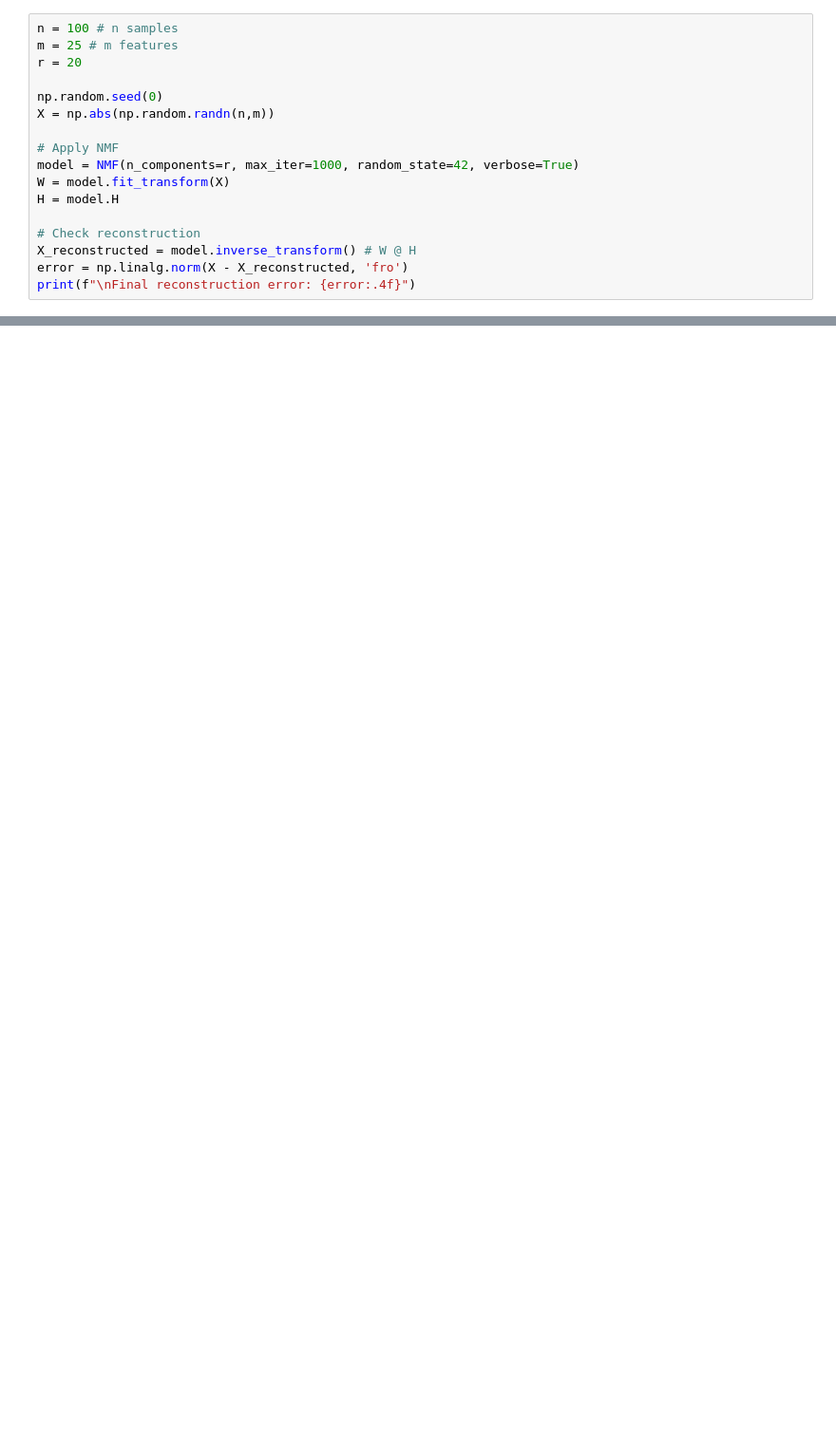
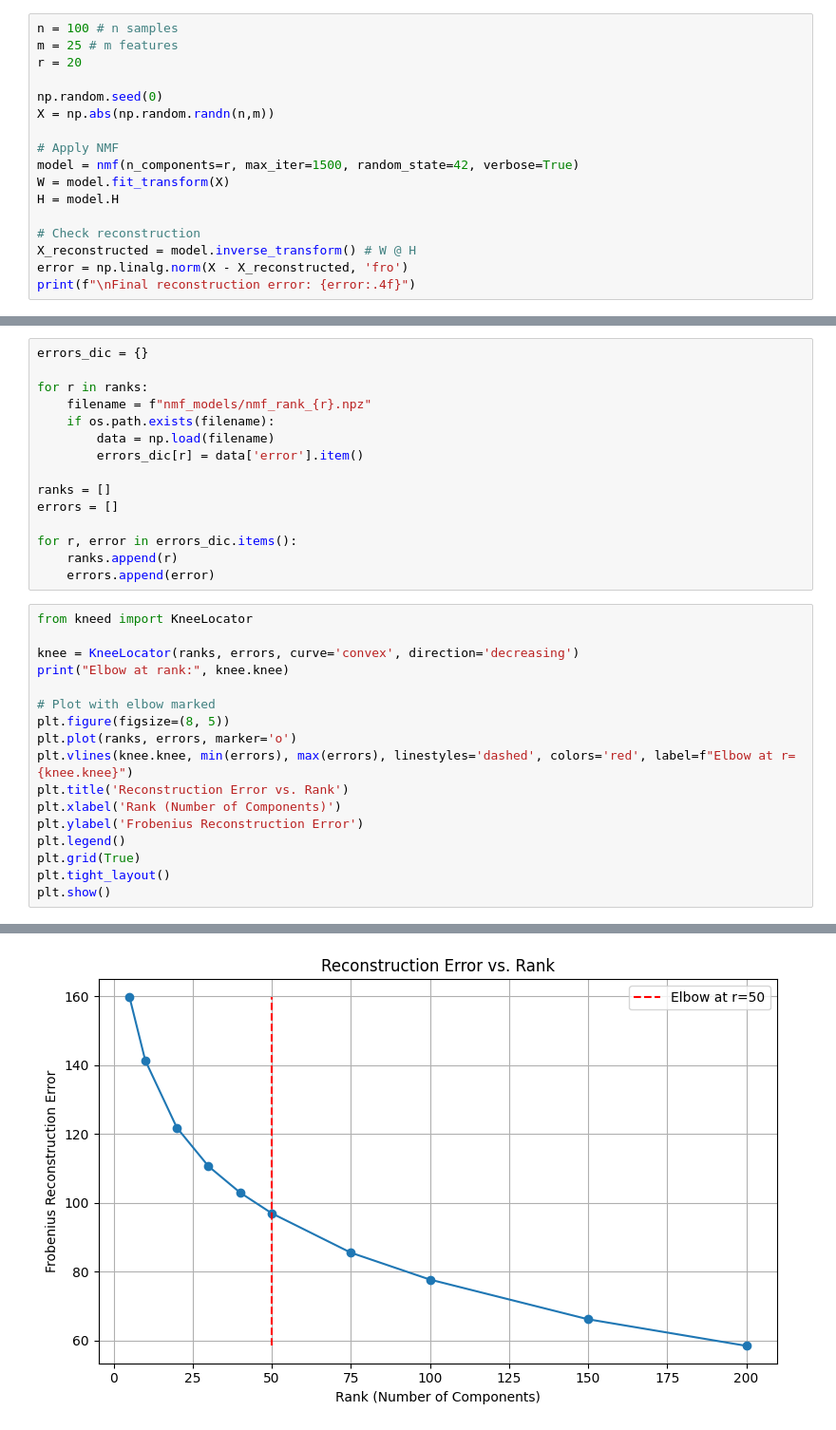
Before and after one commit to sofillav/nmf_project, a Jupyter notebook: notebook.ipynb, the cells around one changed output, grey strips where cells are left out. Shown: that part at 95% size. Cells and saved outputs as stored; diff of their text form; blank space fills up the shorter version.

```diff
--- a/notebook.ipynb
+++ b/notebook.ipynb
@@ -13,7 +14,7 @@ np.random.seed(0)
 X = np.abs(np.random.randn(n,m))
 
 # Apply NMF
-model = NMF(n_components=r, max_iter=1000, random_state=42, verbose=True)
+model = nmf(n_components=r, max_iter=1500, random_state=42, verbose=True)
 W = model.fit_transform(X)
 H = model.H
 
@@ -102,0 +80,33 @@ plot_reconstructed_images(
+# %%
+errors_dic = {}
+
+for r in ranks:
+    filename = f"nmf_models/nmf_rank_{r}.npz"
+    if os.path.exists(filename):
+        data = np.load(filename)
+        errors_dic[r] = data['error'].item()
+
+ranks = []
+errors = []
+
+for r, error in errors_dic.items():
+    ranks.append(r)
+    errors.append(error)
+# %%
+from kneed import KneeLocator
+
+knee = KneeLocator(ranks, errors, curve='convex', direction='decreasing')
+print("Elbow at rank:", knee.knee)
+
+# Plot with elbow marked
+plt.figure(figsize=(8, 5))
+plt.plot(ranks, errors, marker='o')
+plt.vlines(knee.knee, min(errors), max(errors), linestyles='dashed', colors='red', label=f"Elbow at r={knee.knee}")
+plt.title('Reconstruction Error vs. Rank')
+plt.xlabel('Rank (Number of Components)')
+plt.ylabel('Frobenius Reconstruction Error')
+plt.legend()
+plt.grid(True)
+plt.tight_layout()
+plt.show()
+# %% [output]
@@ -102,0 +114 @@ plot_reconstructed_images(
+[figure, added]
```
Also changed, not shown: parts of 13 cells of this notebook, 4 other files.
